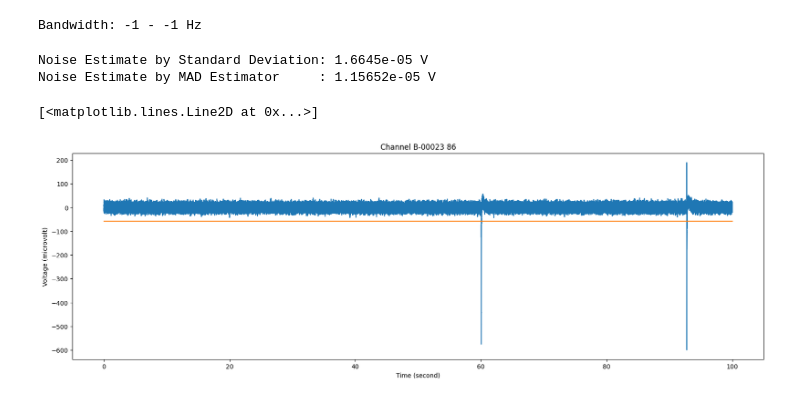
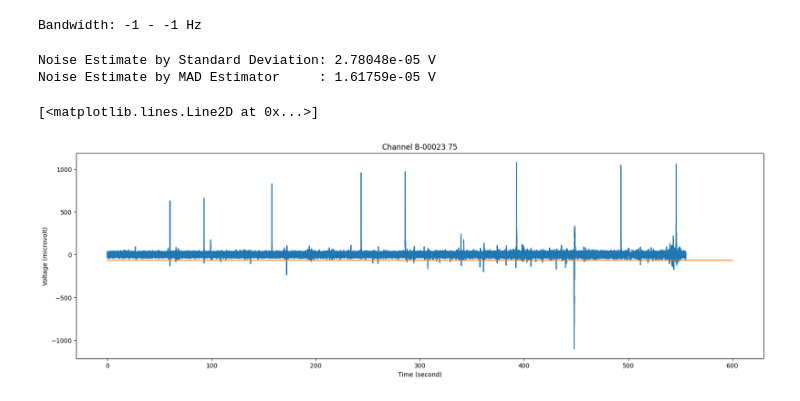
Before and after one commit to inesstsarah/scilifelab_mcs_organoid_analysis, a Jupyter notebook: signal_visualization.ipynb, the cells around one changed output. Saved outputs shown, nothing was run; the diff lists cells and outputs as text; code cells hidden in the pictures.

```diff
--- a/signal_visualization.ipynb
+++ b/signal_visualization.ipynb
@@ -295,11 +298,11 @@ electrode_stream.channel_infos
 # %%
 # Check the bandwidth of the recording to see if
 # there have been any filters applied o
-channel_id = 48
+channel_id = 46
 info = electrode_stream.channel_infos[channel_id].info
 print("Bandwidth: %s - %s Hz" % (info['HighPassFilterCutOffFrequency'], info['LowPassFilterCutOffFrequency']))
 
-signal = electrode_stream.get_channel_in_range(channel_id, 48, electrode_stream.channel_data.shape[1])[0]
+signal = electrode_stream.get_channel_in_range(channel_id, 0, electrode_stream.channel_data.shape[1])[0]
 # %% [output]
 Bandwidth: -1 - -1 Hz
 # %%
@@ -309,19 +312,19 @@ noise_mad = np.median(np.absolute(signal)) / 0.6745
 print('Noise Estimate by Standard Deviation: {0:g} V'.format(noise_std))
 print('Noise Estimate by MAD Estimator     : {0:g} V'.format(noise_mad))
 # %% [output]
-Noise Estimate by Standard Deviation: 1.6645e-05 V
-Noise Estimate by MAD Estimator     : 1.15652e-05 V
+Noise Estimate by Standard Deviation: 2.78048e-05 V
+Noise Estimate by MAD Estimator     : 1.61759e-05 V
 # %%
-spike_threshold = -5 * noise_mad # roughly -30 µV
+spike_threshold = -4 * noise_mad # roughly -30 µV
 # %%
 # Plot the data with the spike threshold
-plot_analog_stream_channel(electrode_stream, 48, from_in_s=0, to_in_s=100, show=False)
+plot_analog_stream_channel(electrode_stream, 46, from_in_s=0, to_in_s=1000, show=False)
 
-plt.plot([0, 100], [spike_threshold*1e6, spike_threshold*1e6]) # converts the threshold to µV for plotting
+plt.plot([0, 600], [spike_threshold*1e6, spike_threshold*1e6]) # converts the threshold to µV for plotting
 plt.show()
 # %% [output]
 [<matplotlib.lines.Line2D at 0x...>]
-[figure, old version]
+[figure, new version]
 # %%
 fs = int(electrode_stream.channel_infos[channel_id].sampling_frequency.magnitude)
 crossings = detect_threshold_crossings(signal, fs, spike_threshold, 0.003) # dead time of 3 ms
```
Also changed, not shown: parts of 17 cells of this notebook.
